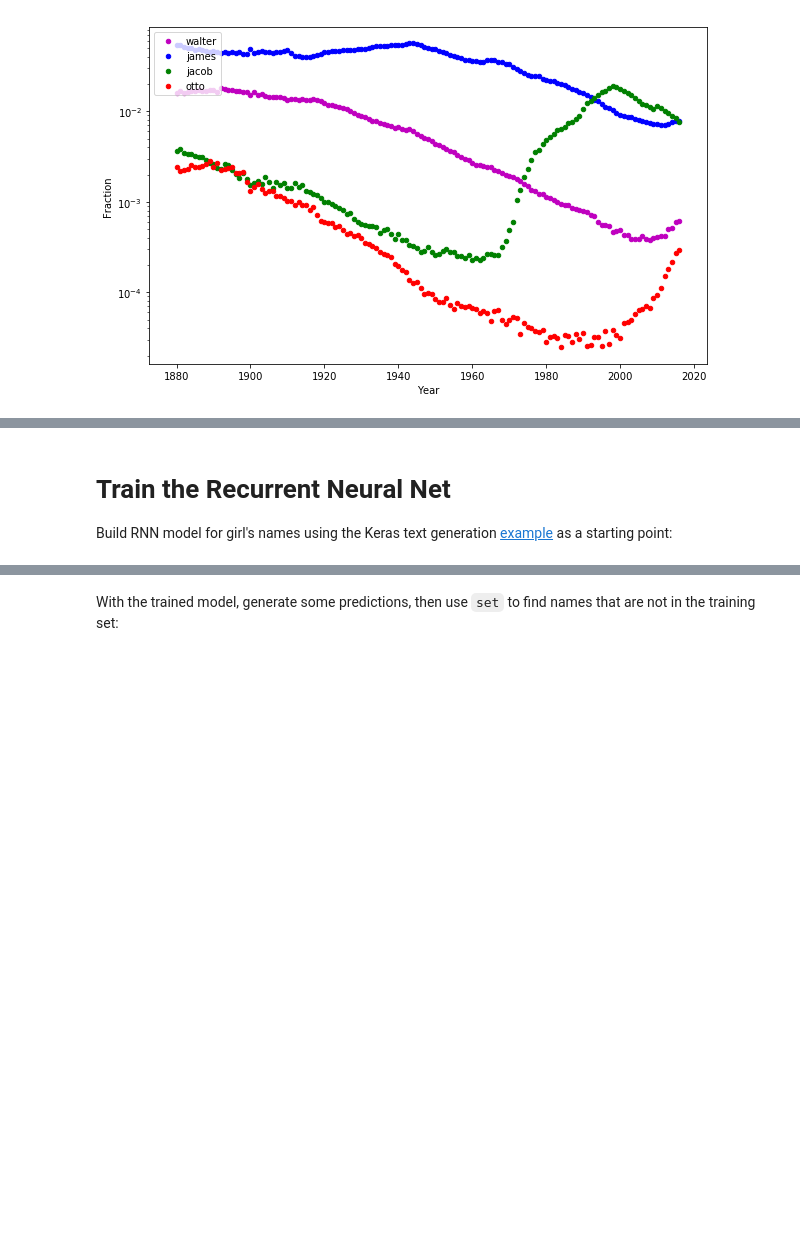
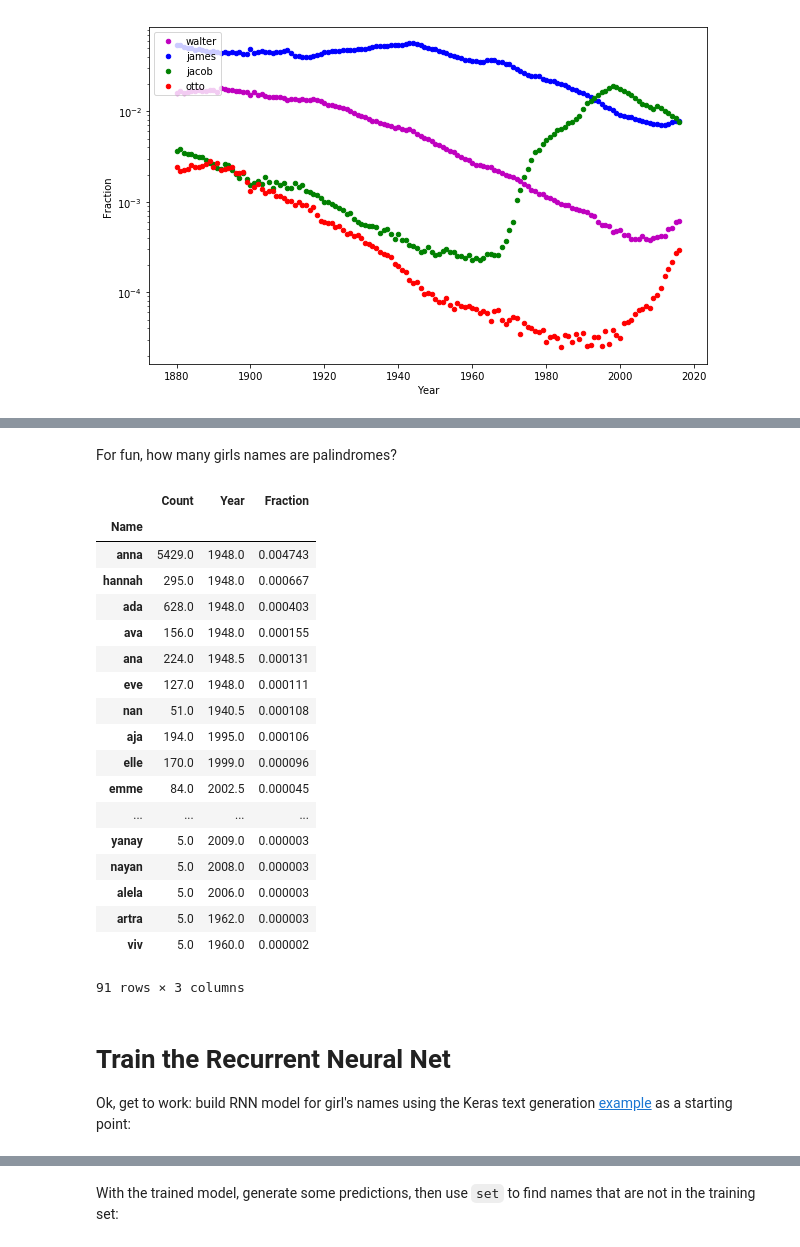
Before and after one commit to chepyle/BabyNames, a Jupyter notebook: RNN_BabyNames.ipynb, the cells around one changed output, grey strips where cells are left out. Saved outputs shown, nothing was run; the diff lists cells and outputs as text; code cells hidden in the pictures; blank space fills up the shorter version.

```diff
--- a/RNN_BabyNames.ipynb
+++ b/RNN_BabyNames.ipynb
@@ -112,7 +135,35 @@ plt.legend(loc='upper left')
+# %% [markdown]
+For fun, how many girls names are palindromes?
+# %%
+def is_palindrome(s):
+    return(str(s) == str(s)[::-1])
+
+p=girls.Name.copy().map(is_palindrome).values
+girls.loc[p,:].groupby(['Name']).agg('median').sort_values('Fraction',ascending=False)
+# %% [output]
+|  | Count | Year | Fraction |
+| Name |  |  |  |
+| anna | 5429.0 | 1948.0 | 0.004743 |
+| hannah | 295.0 | 1948.0 | 0.000667 |
+| ada | 628.0 | 1948.0 | 0.000403 |
+| ava | 156.0 | 1948.0 | 0.000155 |
+| ana | 224.0 | 1948.5 | 0.000131 |
+| eve | 127.0 | 1948.0 | 0.000111 |
+| nan | 51.0 | 1940.5 | 0.000108 |
+| aja | 194.0 | 1995.0 | 0.000106 |
+| elle | 170.0 | 1999.0 | 0.000096 |
+| emme | 84.0 | 2002.5 | 0.000045 |
+| ... | ... | ... | ... |
+| yanay | 5.0 | 2009.0 | 0.000003 |
+| nayan | 5.0 | 2008.0 | 0.000003 |
+| alela | 5.0 | 2006.0 | 0.000003 |
+| artra | 5.0 | 1962.0 | 0.000003 |
+| viv | 5.0 | 1960.0 | 0.000002 |
+91 rows × 3 columns
 # %% [markdown]
 # Train the Recurrent Neural Net
 
-Build RNN model for girl's names using the Keras text generation [example](https://github.com/fchollet/keras/blob/master/examples/lstm_text_generation.py) as a starting point:
+Ok, get to work: build RNN model for girl's names using the Keras text generation [example](https://github.com/fchollet/keras/blob/master/examples/lstm_text_generation.py) as a starting point:
 # %%
 # blatant steal from : https://github.com/fchollet/keras/blob/master/examples/lstm_text_generation.py
 
```
Also changed, not shown: parts of 9 cells of this notebook.
